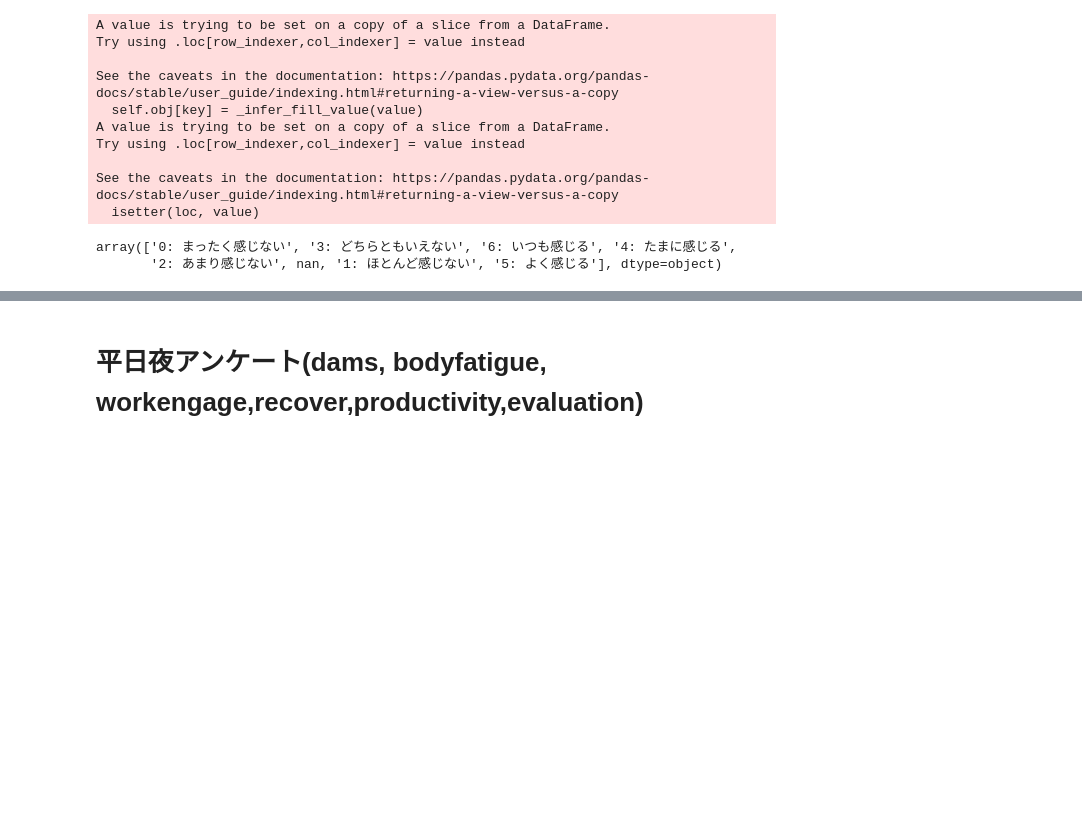
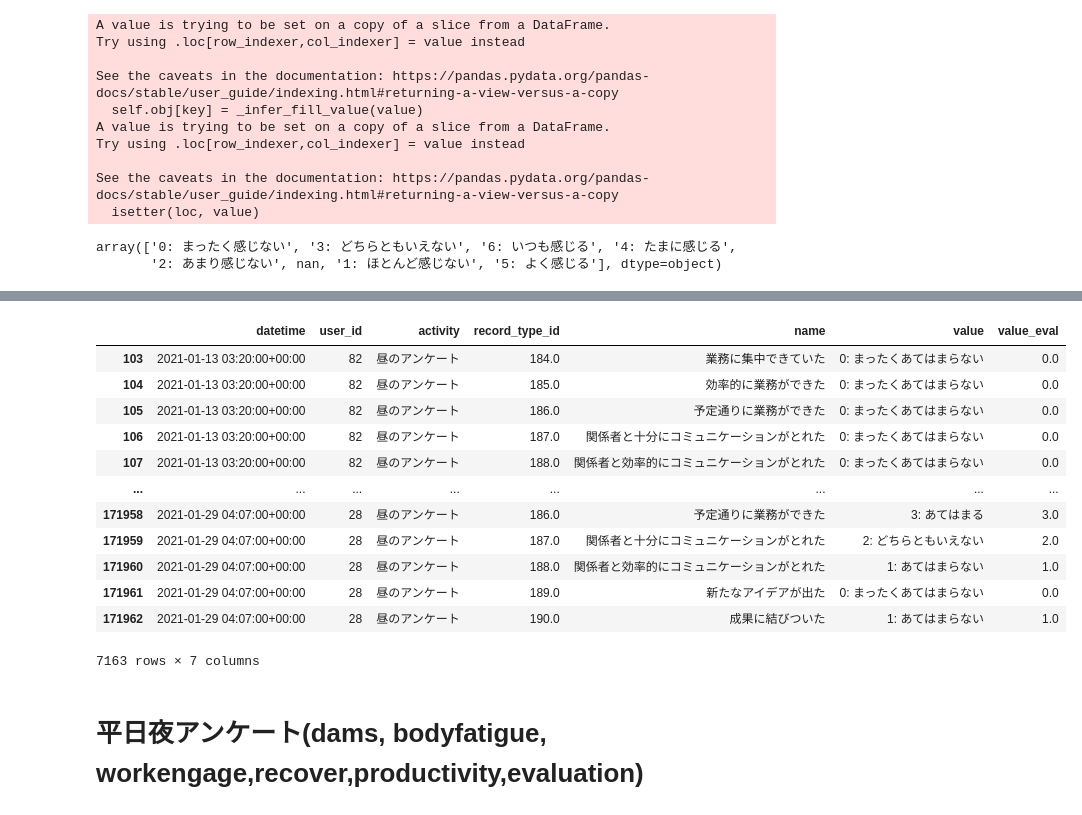
Before and after one commit to yusukennn/research_mental_prediction, a Jupyter notebook: preprocess.ipynb, the cells around one changed output, grey strips where cells are left out. Saved outputs shown, nothing was run; the diff lists cells and outputs as text; code cells hidden in the pictures; blank space fills up the shorter version.

Commit message:
preprocessing questionaire evening self-evaluation data

```diff
--- a/preprocess.ipynb
+++ b/preprocess.ipynb
@@ -265,0 +272,8 @@ array(['0: まったく感じない', '3: どちらともいえない', '6: い
+# %%
+ques_evening_eval = ques_evening.query("name == ['業務に集中できていた','効率的に業務ができた', '予定通りに業務ができた', '関係者と十分にコミュニケーションがとれた','関係者と効率的にコミュニケーションがとれた', '新たなアイデアが出た', '成果に結びついた']")
+ques_evening_eval.loc[ques_evening_eval['value']=='0: まったくあてはまらない', 'value_eval'] = 0
+ques_evening_eval.loc[ques_evening_eval['value']=='1: あてはまらない', 'value_eval'] = 1
+ques_evening_eval.loc[ques_evening_eval['value']=='2: どちらともいえない', 'value_eval'] = 2
+ques_evening_eval.loc[ques_evening_eval['value']=='3: あてはまる', 'value_eval'] = 3
+ques_evening_eval.loc[ques_evening_eval['value']=='4: 非常によくあてはまる', 'value_eval'] = 4
+ques_evening_eval = ques_evening_eval.dropna(subset=['value']).drop('value_int', axis=1)
@@ -266,3 +291,19 @@ array(['0: まったく感じない', '3: どちらともいえない', '6: い
+# %%
+ques_evening_eval.to_csv('./questionaire_data/ques_')
+# %% [output]
+|  | datetime | user_id | activity | record_type_id | name | value | value_eval |
+| 103 | 2021-01-13 03:20:00+00:00 | 82 | 昼のアンケート | 184.0 | 業務に集中できていた | 0: まったくあてはまらない | 0.0 |
+| 104 | 2021-01-13 03:20:00+00:00 | 82 | 昼のアンケート | 185.0 | 効率的に業務ができた | 0: まったくあてはまらない | 0.0 |
+| 105 | 2021-01-13 03:20:00+00:00 | 82 | 昼のアンケート | 186.0 | 予定通りに業務ができた | 0: まったくあてはまらない | 0.0 |
+| 106 | 2021-01-13 03:20:00+00:00 | 82 | 昼のアンケート | 187.0 | 関係者と十分にコミュニケーションがとれた | 0: まったくあてはまらない | 0.0 |
+| 107 | 2021-01-13 03:20:00+00:00 | 82 | 昼のアンケート | 188.0 | 関係者と効率的にコミュニケーションがとれた | 0: まったくあてはまらない | 0.0 |
+| ... | ... | ... | ... | ... | ... | ... | ... |
+| 171958 | 2021-01-29 04:07:00+00:00 | 28 | 昼のアンケート | 186.0 | 予定通りに業務ができた | 3: あてはまる | 3.0 |
+| 171959 | 2021-01-29 04:07:00+00:00 | 28 | 昼のアンケート | 187.0 | 関係者と十分にコミュニケーションがとれた | 2: どちらともいえない | 2.0 |
+| 171960 | 2021-01-29 04:07:00+00:00 | 28 | 昼のアンケート | 188.0 | 関係者と効率的にコミュニケーションがとれた | 1: あてはまらない | 1.0 |
+| 171961 | 2021-01-29 04:07:00+00:00 | 28 | 昼のアンケート | 189.0 | 新たなアイデアが出た | 0: まったくあてはまらない | 0.0 |
+| 171962 | 2021-01-29 04:07:00+00:00 | 28 | 昼のアンケート | 190.0 | 成果に結びついた | 1: あてはまらない | 1.0 |
+7163 rows × 7 columns
 # %% [markdown]
 # 平日夜アンケート(dams, bodyfatigue, workengage,recover,productivity,evaluation)
 # %% [markdown]
```
Also changed, not shown: parts of 4 cells of this notebook.
